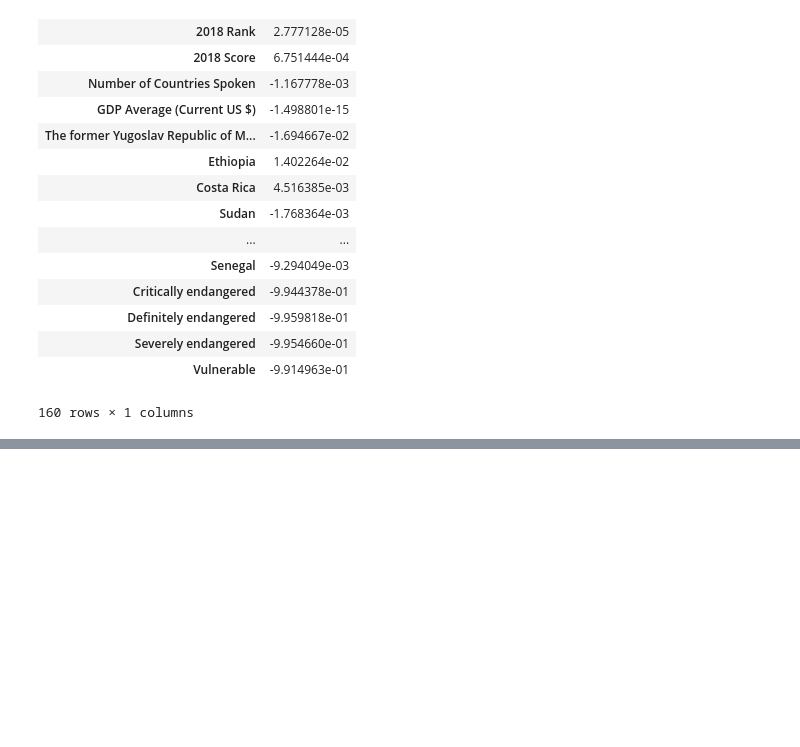
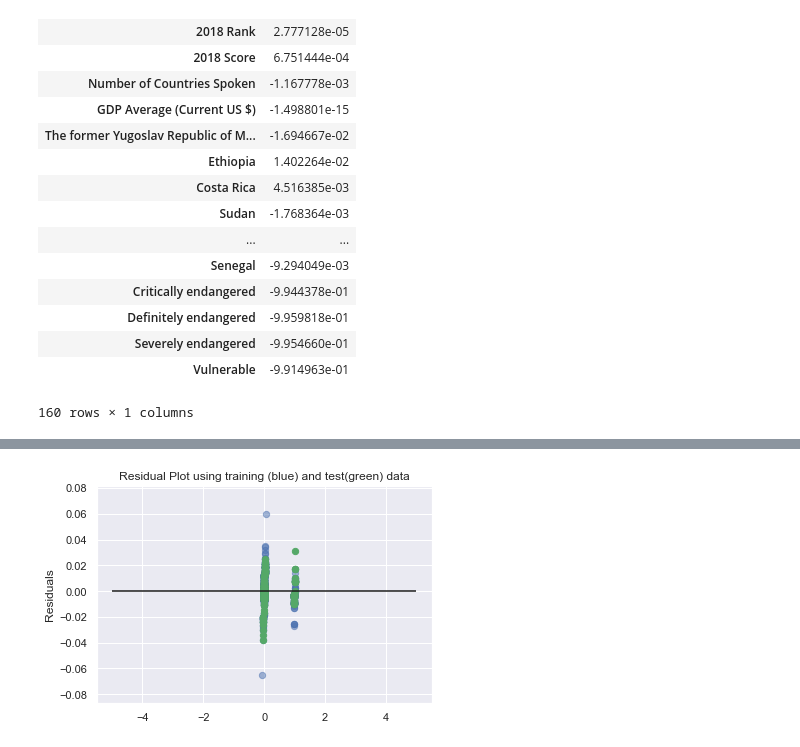
Before and after one commit to AlexEBall/Endangered_Languages_Capstone_Proj_1, a Jupyter notebook: Simple Multiple Linear Regression Model.ipynb, the cells around one changed output, grey strips where cells are left out. Cells and saved outputs as stored; diff of their text form; code cells hidden in the pictures; blank space fills up the shorter version.

```diff
--- a/Simple Multiple Linear Regression Model.ipynb
+++ b/Simple Multiple Linear Regression Model.ipynb
@@ -107,0 +134,10 @@ y_pred = lm.predict(X_test)
+# %%
+# Residuals plot
+_ = plt.scatter(lm.predict(X_train), lm.predict(X_train) - y_train, c='b', s=40, alpha=0.5)
+_ = plt.scatter(lm.predict(X_test), lm.predict(X_test) - y_test, c='g', s=40)
+_ = plt.hlines(y=0, xmin=-5, xmax=5)
+_ = plt.title('Residual Plot using training (blue) and test(green) data')
+_ = plt.ylabel('Residuals')
+plt.show()
+# %% [output]
+[figure, added]
```
Also changed, not shown: parts of 5 cells of this notebook.
